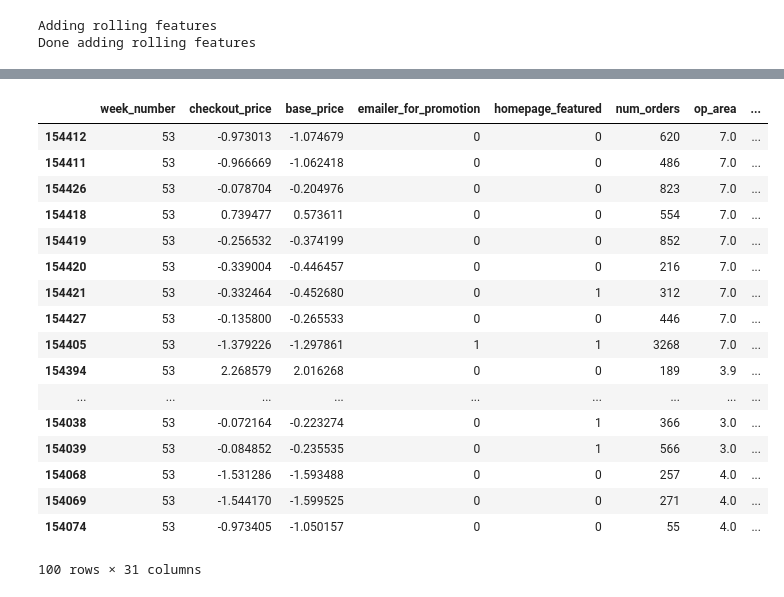
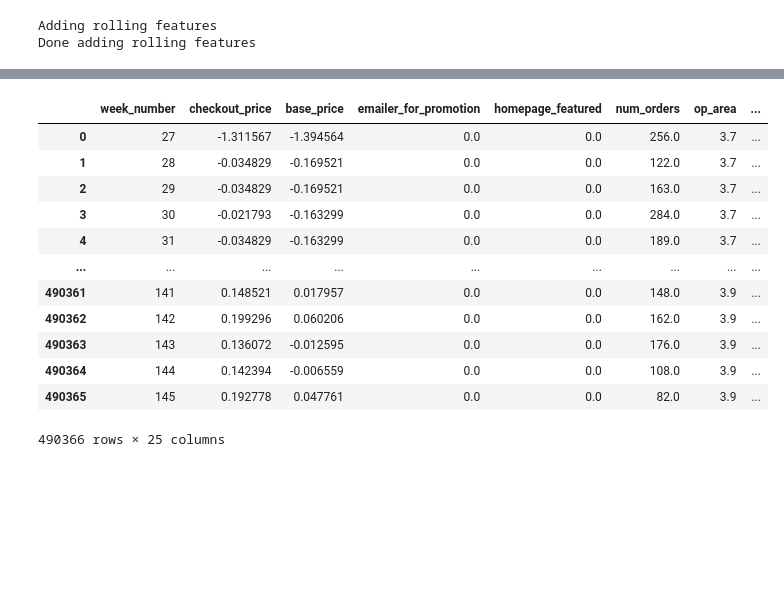
Before and after one commit to faheem-afk/Demand_Forecasting, a Jupyter notebook: FeatureEngineering&Modelling.ipynb, the cells around one changed output, grey strips where cells are left out. Drawn from its saved outputs; the diff is of its cells as text; code cells hidden in the pictures; blank space fills up the shorter version.

```diff
--- a/FeatureEngineering&Modelling.ipynb
+++ b/FeatureEngineering&Modelling.ipynb
@@ -455,22 +611,16 @@ from IPython.display import display
-# %%
-with pd.option_context("display.max_rows", 10000000):
-    display(df.head(100))
-# %% [output]
-|  | week_number | checkout_price | base_price | emailer_for_promotion | homepage_featured | num_orders | op_area | ... |
-| 154412 | 53 | -0.973013 | -1.074679 | 0 | 0 | 620 | 7.0 | ... |
-| 154411 | 53 | -0.966669 | -1.062418 | 0 | 0 | 486 | 7.0 | ... |
-| 154426 | 53 | -0.078704 | -0.204976 | 0 | 0 | 823 | 7.0 | ... |
-| 154418 | 53 | 0.739477 | 0.573611 | 0 | 0 | 554 | 7.0 | ... |
-| 154419 | 53 | -0.256532 | -0.374199 | 0 | 0 | 852 | 7.0 | ... |
-| 154420 | 53 | -0.339004 | -0.446457 | 0 | 0 | 216 | 7.0 | ... |
-| 154421 | 53 | -0.332464 | -0.452680 | 0 | 1 | 312 | 7.0 | ... |
-| 154427 | 53 | -0.135800 | -0.265533 | 0 | 0 | 446 | 7.0 | ... |
-| 154405 | 53 | -1.379226 | -1.297861 | 1 | 1 | 3268 | 7.0 | ... |
-| 154394 | 53 | 2.268579 | 2.016268 | 0 | 0 | 189 | 3.9 | ... |
-| ... | ... | ... | ... | ... | ... | ... | ... | ... |
-| 154038 | 53 | -0.072164 | -0.223274 | 0 | 1 | 366 | 3.0 | ... |
-| 154039 | 53 | -0.084852 | -0.235535 | 0 | 1 | 566 | 3.0 | ... |
-| 154068 | 53 | -1.531286 | -1.593488 | 0 | 0 | 257 | 4.0 | ... |
-| 154069 | 53 | -1.544170 | -1.599525 | 0 | 0 | 271 | 4.0 | ... |
-| 154074 | 53 | -0.973405 | -1.050157 | 0 | 0 | 55 | 4.0 | ... |
-100 rows × 31 columns
+# %%
+df
+# %% [output]
+|  | week_number | checkout_price | base_price | emailer_for_promotion | homepage_featured | num_orders | op_area | ... |
+| 0 | 27 | -1.311567 | -1.394564 | 0.0 | 0.0 | 256.0 | 3.7 | ... |
+| 1 | 28 | -0.034829 | -0.169521 | 0.0 | 0.0 | 122.0 | 3.7 | ... |
+| 2 | 29 | -0.034829 | -0.169521 | 0.0 | 0.0 | 163.0 | 3.7 | ... |
+| 3 | 30 | -0.021793 | -0.163299 | 0.0 | 0.0 | 284.0 | 3.7 | ... |
+| 4 | 31 | -0.034829 | -0.163299 | 0.0 | 0.0 | 189.0 | 3.7 | ... |
+| ... | ... | ... | ... | ... | ... | ... | ... | ... |
+| 490361 | 141 | 0.148521 | 0.017957 | 0.0 | 0.0 | 148.0 | 3.9 | ... |
+| 490362 | 142 | 0.199296 | 0.060206 | 0.0 | 0.0 | 162.0 | 3.9 | ... |
+| 490363 | 143 | 0.136072 | -0.012595 | 0.0 | 0.0 | 176.0 | 3.9 | ... |
+| 490364 | 144 | 0.142394 | -0.006559 | 0.0 | 0.0 | 108.0 | 3.9 | ... |
+| 490365 | 145 | 0.192778 | 0.047761 | 0.0 | 0.0 | 82.0 | 3.9 | ... |
+490366 rows × 25 columns
```
Also changed, not shown: parts of 92 cells of this notebook, 2 other files.
